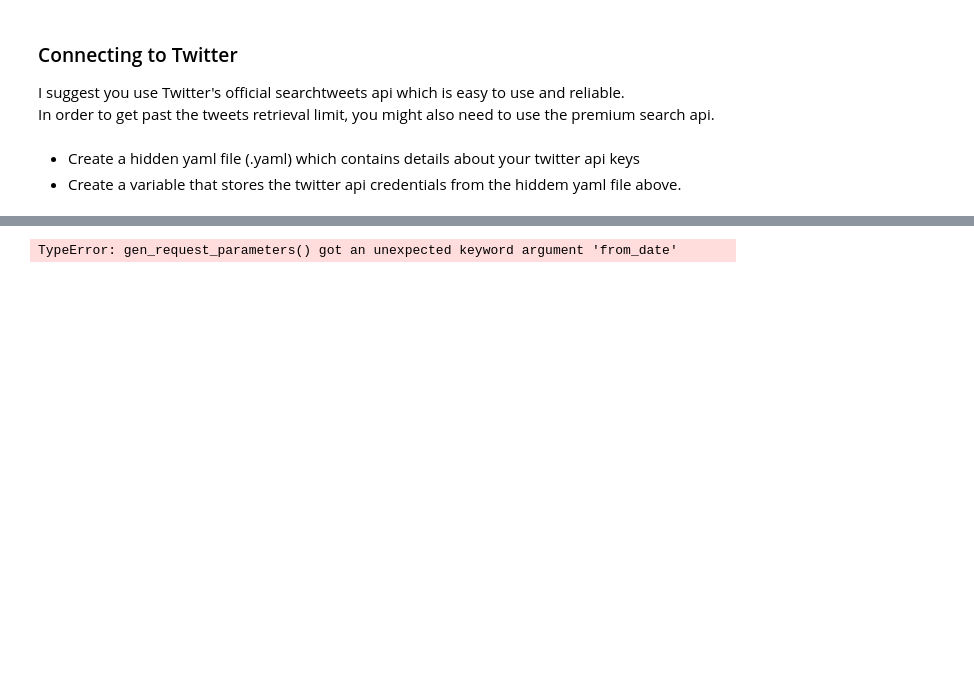
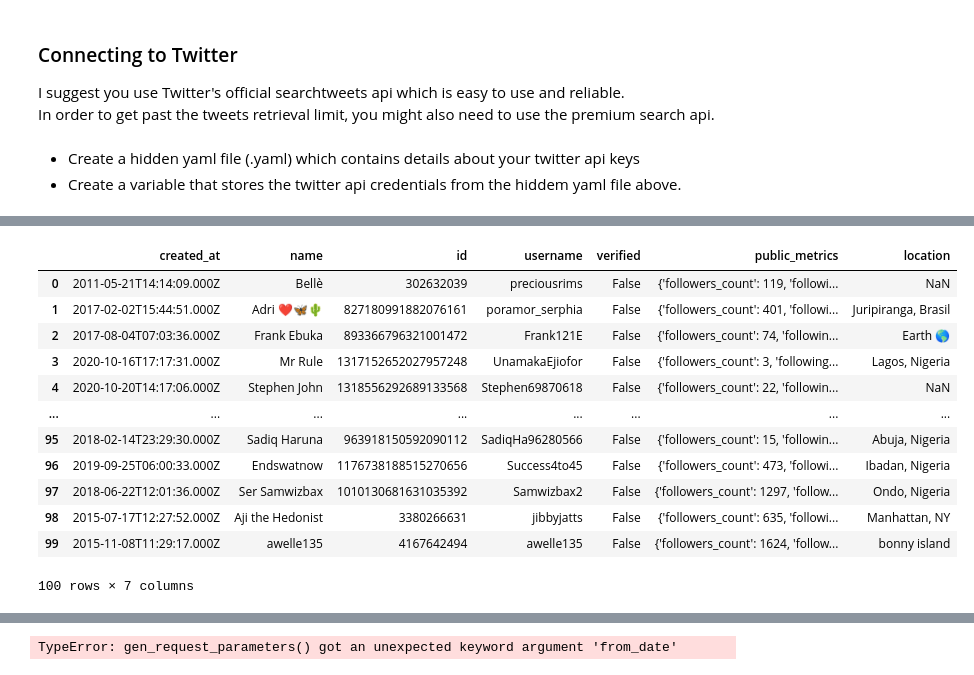
Before and after one commit to math-poet/endsars-twitter-analysis, a Jupyter notebook: EndSARS_Twitter_Analysis.ipynb, the cells around one changed output, grey strips where cells are left out. Drawn from its saved outputs; the diff is of its cells as text; code cells hidden in the pictures; blank space fills up the shorter version.

```diff
--- a/EndSARS_Twitter_Analysis.ipynb
+++ b/EndSARS_Twitter_Analysis.ipynb
@@ -48,0 +162,17 @@ print(query)
+# %%
+#look_up_df_1 = pd.read_pickle('users_tweets(look_up).pkl')
+look_up_df_1
+# %% [output]
+|  | created_at | name | id | username | verified | public_metrics | location |
+| 0 | 2011-05-21T14:14:09.000Z | Bellè | 302632039 | preciousrims | False | {'followers_count': 119, 'followi... | NaN |
+| 1 | 2017-02-02T15:44:51.000Z | Adri ❤️🦋🌵 | 827180991882076161 | poramor_serphia | False | {'followers_count': 401, 'followi... | Juripiranga, Brasil |
+| 2 | 2017-08-04T07:03:36.000Z | Frank Ebuka | 893366796321001472 | Frank121E | False | {'followers_count': 74, 'followin... | Earth 🌎 |
+| 3 | 2020-10-16T17:17:31.000Z | Mr Rule | 1317152652027957248 | UnamakaEjiofor | False | {'followers_count': 3, 'following... | Lagos, Nigeria |
+| 4 | 2020-10-20T14:17:06.000Z | Stephen John | 1318556292689133568 | Stephen69870618 | False | {'followers_count': 22, 'followin... | NaN |
+| ... | ... | ... | ... | ... | ... | ... | ... |
+| 95 | 2018-02-14T23:29:30.000Z | Sadiq Haruna | 963918150592090112 | SadiqHa96280566 | False | {'followers_count': 15, 'followin... | Abuja, Nigeria |
+| 96 | 2019-09-25T06:00:33.000Z | Endswatnow | 1176738188515270656 | Success4to45 | False | {'followers_count': 473, 'followi... | Ibadan, Nigeria |
+| 97 | 2018-06-22T12:01:36.000Z | Ser Samwizbax | 1010130681631035392 | Samwizbax2 | False | {'followers_count': 1297, 'follow... | Ondo, Nigeria |
+| 98 | 2015-07-17T12:27:52.000Z | Aji the Hedonist | 3380266631 | jibbyjatts | False | {'followers_count': 635, 'followi... | Manhattan, NY |
+| 99 | 2015-11-08T11:29:17.000Z | awelle135 | 4167642494 | awelle135 | False | {'followers_count': 1624, 'follow... | bonny island |
+100 rows × 7 columns
```
Also changed, not shown: parts of 32 cells of this notebook.
